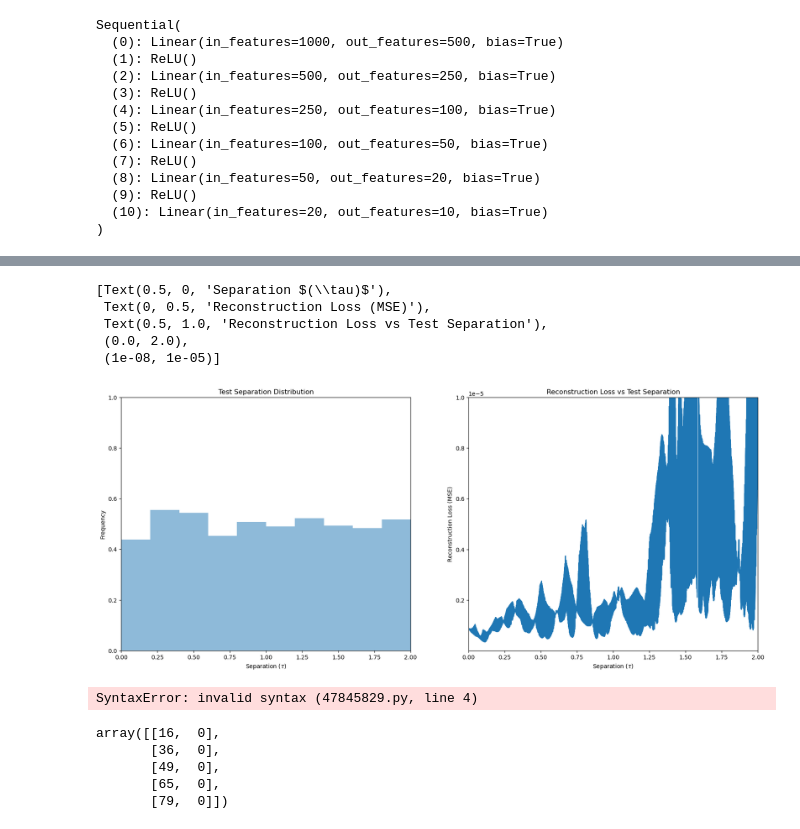
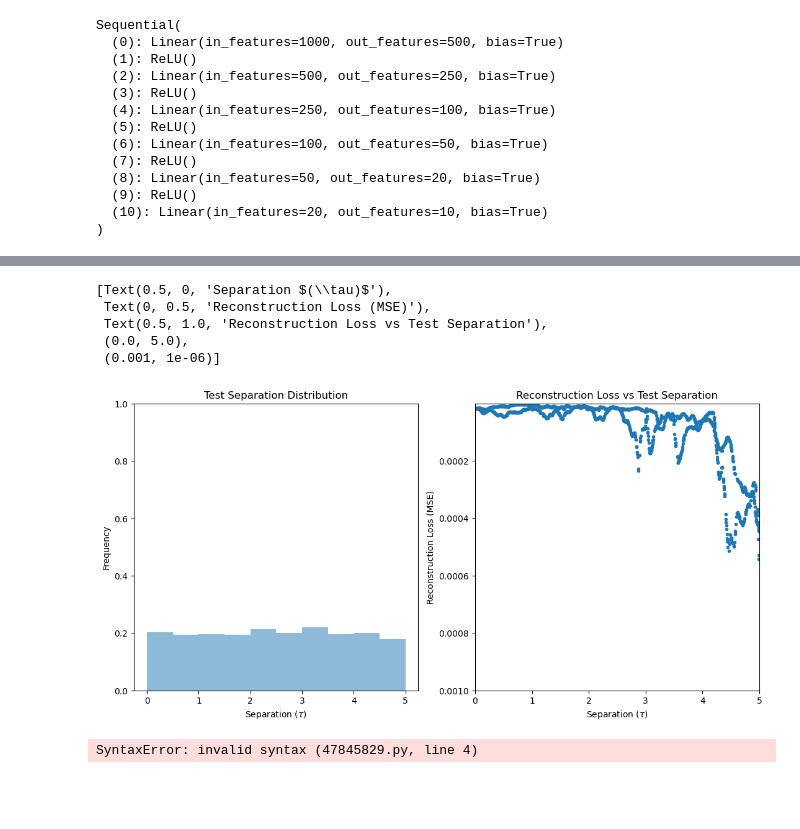
Before and after one commit to abhishekchak52/radar-ml, a Jupyter notebook: autoencoder.ipynb, the cells around one changed output, grey strips where cells are left out. Drawn from its saved outputs; the diff is of its cells as text; code cells hidden in the pictures; blank space fills up the shorter version.

```diff
--- a/autoencoder.ipynb
+++ b/autoencoder.ipynb
@@ -149,12 +124,12 @@ LOCAL_RANK: 0 - CUDA_VISIBLE_DEVICES: [0]
 # %%
 # load checkpoint
-checkpoint = "./lightning_logs/version_7/checkpoints/epoch=12-step=39000.ckpt"
-autoencoder = LitAutoEncoder.load_from_checkpoint(checkpoint, encoder=encoder, decoder=decoder)
+checkpoint = "./lightning_logs/version_8/checkpoints/epoch=14-step=22500.ckpt"
+autoencoder = LitAutoEncoder.load_from_checkpoint(checkpoint, encoder=linear_encoder, decoder=linear_decoder)
 
 # choose your trained nn.Module
 trained_encoder = autoencoder.encoder
 trained_decoder = autoencoder.decoder
-encoder.eval()
+trained_encoder.eval()
 # %% [output]
 Sequential(
   (0): Linear(in_features=1000, out_features=500, bias=True)
@@ -182,13 +157,18 @@ LOCAL_RANK: 0 - CUDA_VISIBLE_DEVICES: [0]
 # %%
-
-# embed 4 fake images!
-fake_x, fake_y = test_dataset[16]
-recon = autoencoder.forward(fake_x)
-tlist = np.linspace(-5,5,  1000)
-fig, ax = plt.subplots()
-ax.plot(tlist, fake_x.cpu().numpy(), label='Signal')
-ax.plot(tlist, recon, label='Reconstruction')
-ax.legend()
-ax.set(xlim=(-2,2), xlabel=r't ($\tau$)', ylabel='Signal Amplitude', title=fr'separation = {fake_y.detach().numpy()[0]:.2f} $\tau$')
-print(f"Loss = {nn.functional.mse_loss(torch.tensor(recon), fake_x):.2e}")
+with torch.no_grad():
+    # embed 4 fake images!
+    fake_x, fake_y = test_dataset[158]
+    recon = trained_decoder(trained_encoder(fake_x))
+    tlist = np.linspace(-5, 5, 1000)
+    fig, ax = plt.subplots()
+    ax.plot(tlist, fake_x.cpu().numpy(), label="Signal")
+    ax.plot(tlist, recon, label="Reconstruction")
+    ax.legend()
+    ax.set(
+        # xlim=(-2, 2),
+        xlabel=r"t ($\tau$)",
+        ylabel="Signal Amplitude",
+        title=rf"separation = {fake_y.detach().numpy()[0]:.2f} $\tau$",
+    )
+    print(f"Loss = {nn.functional.mse_loss(recon, fake_x):.2e}")
 # %% [output]
@@ -202,16 +200,17 @@ vis  = vis[vis[:, 0].argsort()]
 # %%
-fig, ax = plt.subplots(1, 2, sharex=True, figsize=(20, 8))
+
+fig, ax = plt.subplots(1, 2, sharex=False, figsize=(13, 6))
 ax[0].hist(y_list, bins=10, alpha=0.5, label='Test', density=True);
 ax[0].set(xlabel=r'Separation $(\tau)$', ylabel='Frequency', title='Test Separation Distribution', ylim=(0,1))
-ax[1].plot(vis[:, 0], vis[:, 1])
-ax[1].set(xlabel=r'Separation $(\tau)$', ylabel='Reconstruction Loss (MSE)', title='Reconstruction Loss vs Test Separation', xlim=(0,2), ylim=(1e-8, 1e-5))
+ax[1].plot(vis[:, 0], vis[:, 1], lw=0, marker='.')
+ax[1].set(xlabel=r'Separation $(\tau)$', ylabel='Reconstruction Loss (MSE)', title='Reconstruction Loss vs Test Separation', xlim=(0,5), ylim=(1e-3,1e-6))
 # %% [output]
 [Text(0.5, 0, 'Separation $(\\tau)$'),
  Text(0, 0.5, 'Reconstruction Loss (MSE)'),
  Text(0.5, 1.0, 'Reconstruction Loss vs Test Separation'),
- (0.0, 2.0),
- (1e-08, 1e-05)]
+ (0.0, 5.0),
+ (0.001, 1e-06)]
-[figure, old version]
+[figure, new version]
 # %%
 fig, ax = plt.subplots()
 
@@ -219,12 +218,3 @@ ax
 ax.
 # %% [output]
 SyntaxError: invalid syntax (47845829.py, line 4)
-# %%
-y_list = (test_dataset[:][ -1]).detach().numpy()
-np.argwhere(y_list[:100]<0.2)
-# %% [output]
-array([[16,  0],
-       [36,  0],
-       [49,  0],
-       [65,  0],
-       [79,  0]])
```
Also changed, not shown: parts of 14 cells of this notebook, 2 other files.
